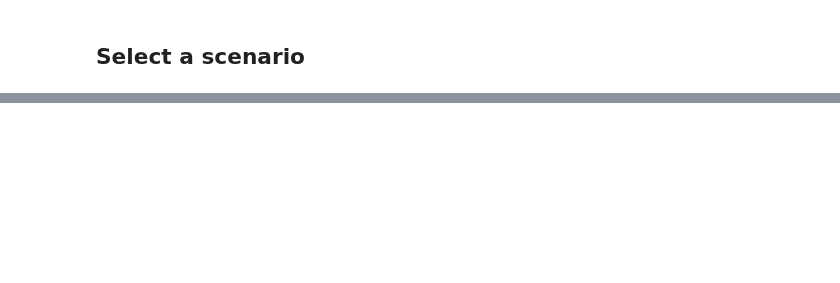
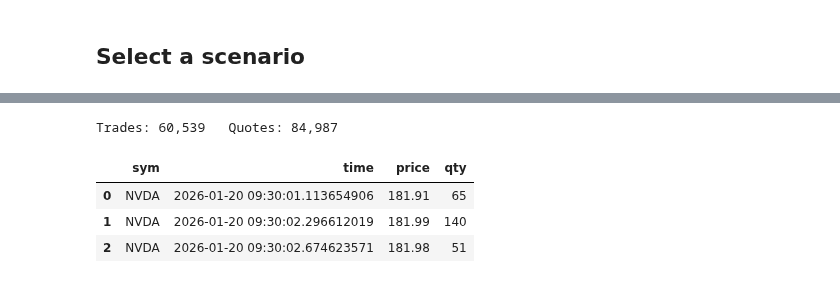
Before and after one commit to DataIntellectTech/kdbx-modules, a Jupyter notebook: di/simtick/notebooks/simtickDemo.ipynb, the cells around one changed output, grey strips where cells are left out. Cells and saved outputs as stored; diff of their text form; code cells hidden in the pictures; blank space fills up the shorter version.

```diff
--- a/di/simtick/notebooks/simtickDemo.ipynb
+++ b/di/simtick/notebooks/simtickDemo.ipynb
@@ -72,0 +72,19 @@ plt.show()
+# %%
+# Run with quote generation enabled
+scenario = 'default'  # Change to: 'volatile', 'jumpy'
+
+kx.q(f'cfg:cfgs`{scenario}')
+kx.q('cfg[`generatequotes]:1b')
+result = kx.q('simtick.run[cfg]')
+
+trades = result['trade'].pd()
+quotes = result['quote'].pd()
+
+print(f'Trades: {len(trades):,}   Quotes: {len(quotes):,}')
+trades.head(3)
+# %% [output]
+Trades: 60,539   Quotes: 84,987
+|  | sym | time | price | qty |
+| 0 | NVDA | 2026-01-20 09:30:01.113654906 | 181.91 | 65 |
+| 1 | NVDA | 2026-01-20 09:30:02.296612019 | 181.99 | 140 |
+| 2 | NVDA | 2026-01-20 09:30:02.674623571 | 181.98 | 51 |
```
Also changed, not shown: parts of 5 cells of this notebook, 4 other files.
